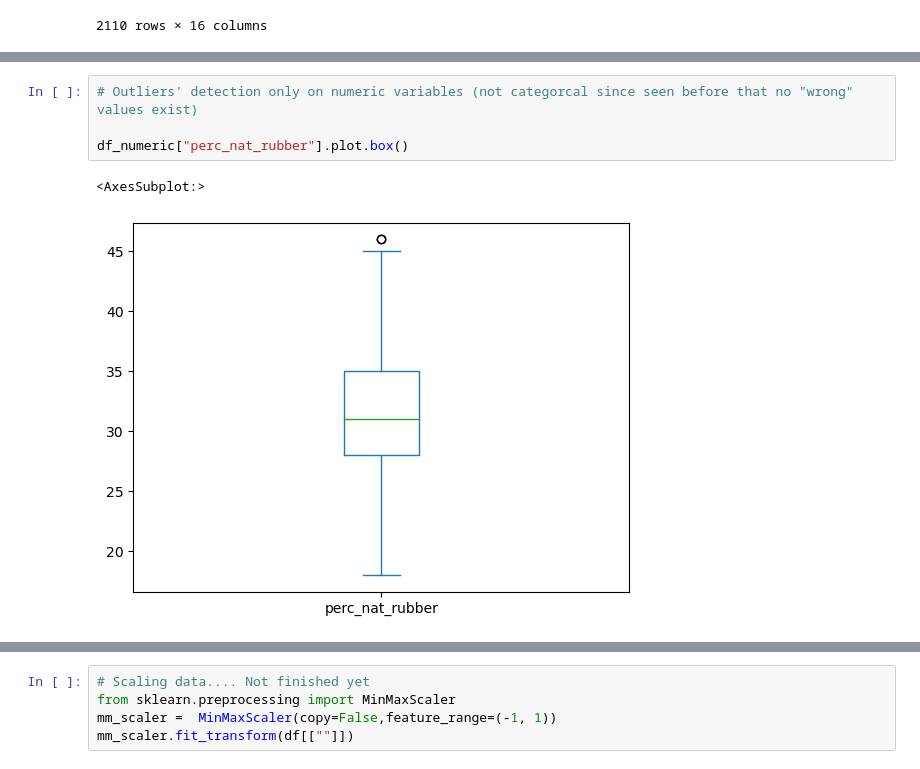
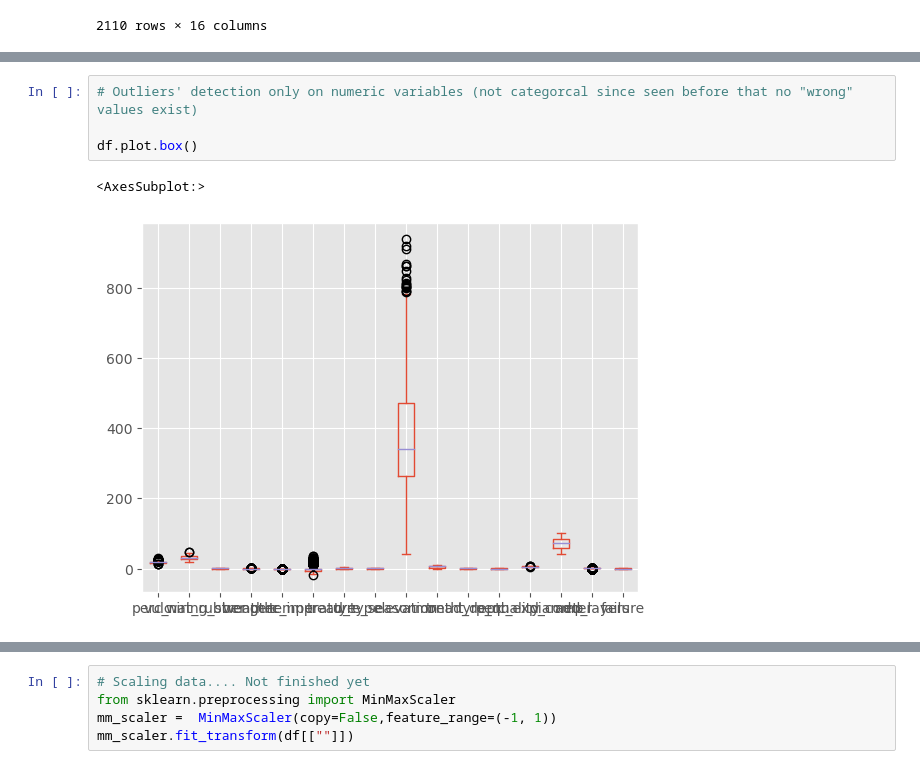
Before and after one commit to dodogro/ML_Project, a Jupyter notebook: script/eda.ipynb, the cells around one changed output, grey strips where cells are left out. Drawn from its saved outputs; the diff is of its cells as text.

```diff
--- a/script/eda.ipynb
+++ b/script/eda.ipynb
@@ -136,10 +155,10 @@ outliers.describe()
 # %%
 # Outliers' detection only on numeric variables (not categorcal since seen before that no "wrong" values exist)
 
-df_numeric["perc_nat_rubber"].plot.box()
+df.plot.box()
 # %% [output]
 <AxesSubplot:>
-[figure, old version]
+[figure, new version]
 # %%
 # Checking distribution
 
```
Also changed, not shown: parts of 16 cells of this notebook.
